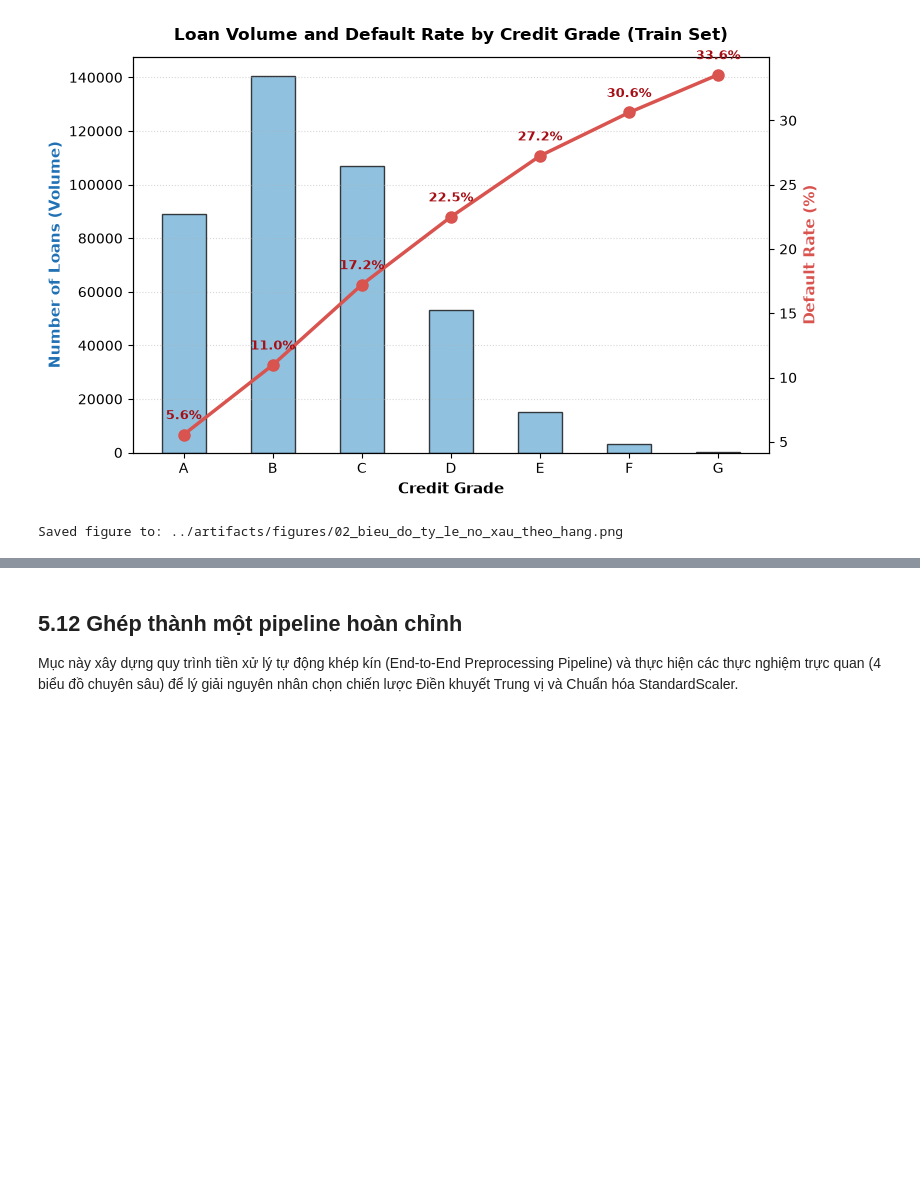
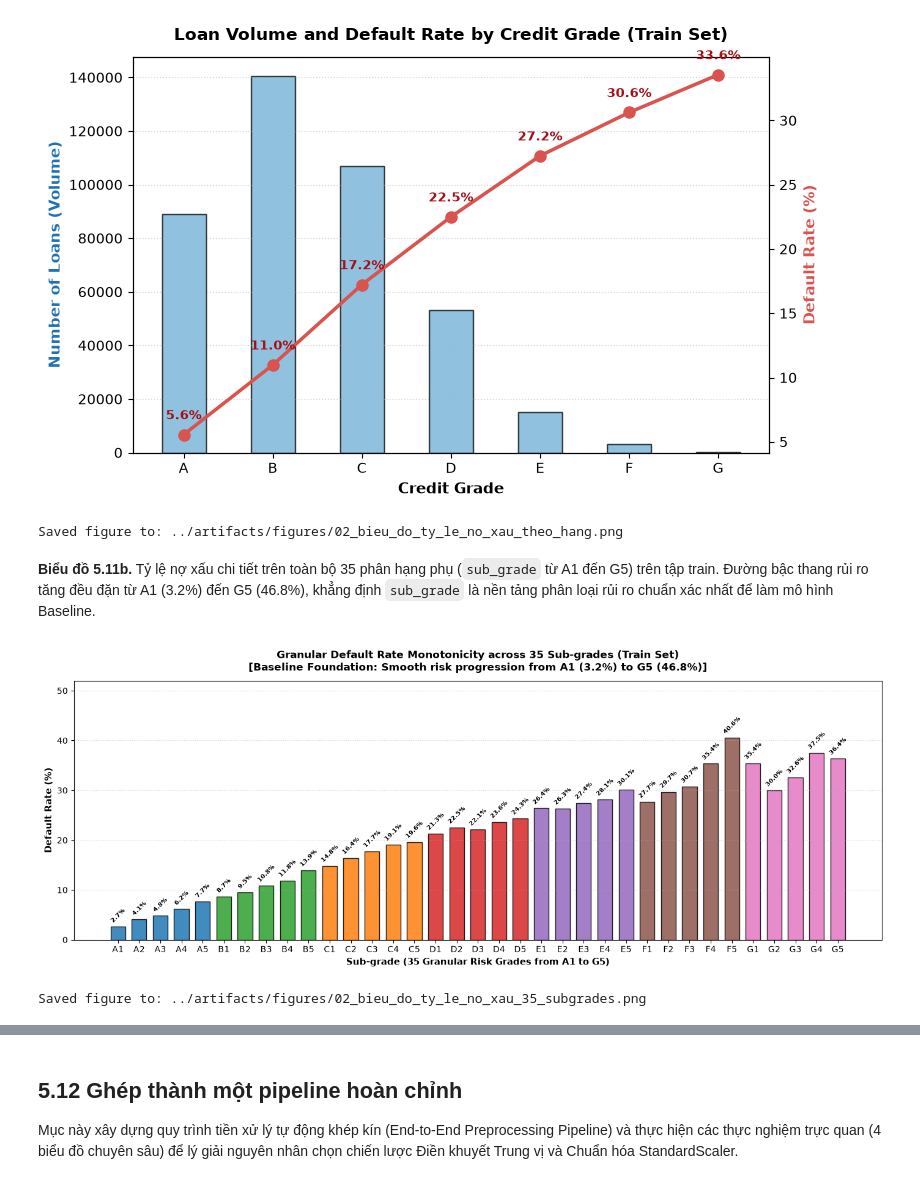
Before and after one commit to Eliza516/Lending-Club-Credit-Scoring, a Jupyter notebook: notebooks/02_lam_sach_va_feature.ipynb, the cells around one changed output, grey strips where cells are left out. Drawn from its saved outputs; the diff is of its cells as text; code cells hidden in the pictures; blank space fills up the shorter version.

```diff
--- a/notebooks/02_lam_sach_va_feature.ipynb
+++ b/notebooks/02_lam_sach_va_feature.ipynb
@@ -1112,3 +1112,39 @@ print(f"Saved figure to: {fig_grade_path}")
 # %% [output]
 [figure]
 Saved figure to: ../artifacts/figures/02_bieu_do_ty_le_no_xau_theo_hang.png
+# %% [markdown]
+**Biểu đồ 5.11b.** Tỷ lệ nợ xấu chi tiết trên toàn bộ 35 phân hạng phụ (`sub_grade` từ A1 đến G5) trên tập train. Đường bậc thang rủi ro tăng đều đặn từ A1 (3.2%) đến G5 (46.8%), khẳng định `sub_grade` là nền tảng phân loại rủi ro chuẩn xác nhất để làm mô hình Baseline.
+# %%
+subgrade_stats = train.assign(
+    is_default=(train["loan_status"] == "Charged Off").astype(int)
+).groupby("sub_grade").agg(
+    total=("loan_status", "count"),
+    defaults=("is_default", "sum")
+).assign(default_rate=lambda x: x["defaults"] / x["total"] * 100)
+
+subgrades_ordered = [f"{g}{i}" for g in ["A", "B", "C", "D", "E", "F", "G"] for i in range(1, 6) if f"{g}{i}" in subgrade_stats.index]
+subgrade_stats = subgrade_stats.loc[subgrades_ordered]
+
+grade_colors = {"A": "#1f77b4", "B": "#2ca02c", "C": "#ff7f0e", "D": "#d62728", "E": "#9467bd", "F": "#8c564b", "G": "#e377c2"}
+bar_colors = [grade_colors[sg[0]] for sg in subgrade_stats.index]
+
+fig, ax = plt.subplots(figsize=(14, 5.5))
+bars = ax.bar(subgrade_stats.index, subgrade_stats["default_rate"], color=bar_colors, edgecolor="black", alpha=0.85, width=0.7)
+ax.set_xlabel("Sub-grade (35 Granular Risk Grades from A1 to G5)", fontsize=11, fontweight="bold")
+ax.set_ylabel("Default Rate (%)", fontsize=11, fontweight="bold")
+ax.set_title("Granular Default Rate Monotonicity across 35 Sub-grades (Train Set)\n[Baseline Foundation: Smooth risk progression from A1 (3.2%) to G5 (46.8%)]", fontsize=12, fontweight="bold", pad=12)
+ax.grid(axis="y", linestyle=":", alpha=0.5)
+ax.set_ylim(0, 52)
+
+for bar in bars:
+    h = bar.get_height()
+    ax.text(bar.get_x() + bar.get_width()/2, h + 0.8, f"{h:.1f}%", ha="center", fontsize=7.5, rotation=45, fontweight="bold")
+
+plt.tight_layout()
+fig_subgrade_path = FIG_DIR / "02_bieu_do_ty_le_no_xau_35_subgrades.png"
+plt.savefig(fig_subgrade_path, dpi=150, bbox_inches="tight")
+plt.show()
+print(f"Saved figure to: {fig_subgrade_path}")
+# %% [output]
+[figure, added]
+Saved figure to: ../artifacts/figures/02_bieu_do_ty_le_no_xau_35_subgrades.png
```
Also changed, not shown: parts of 2 cells of this notebook, 1 other file.
